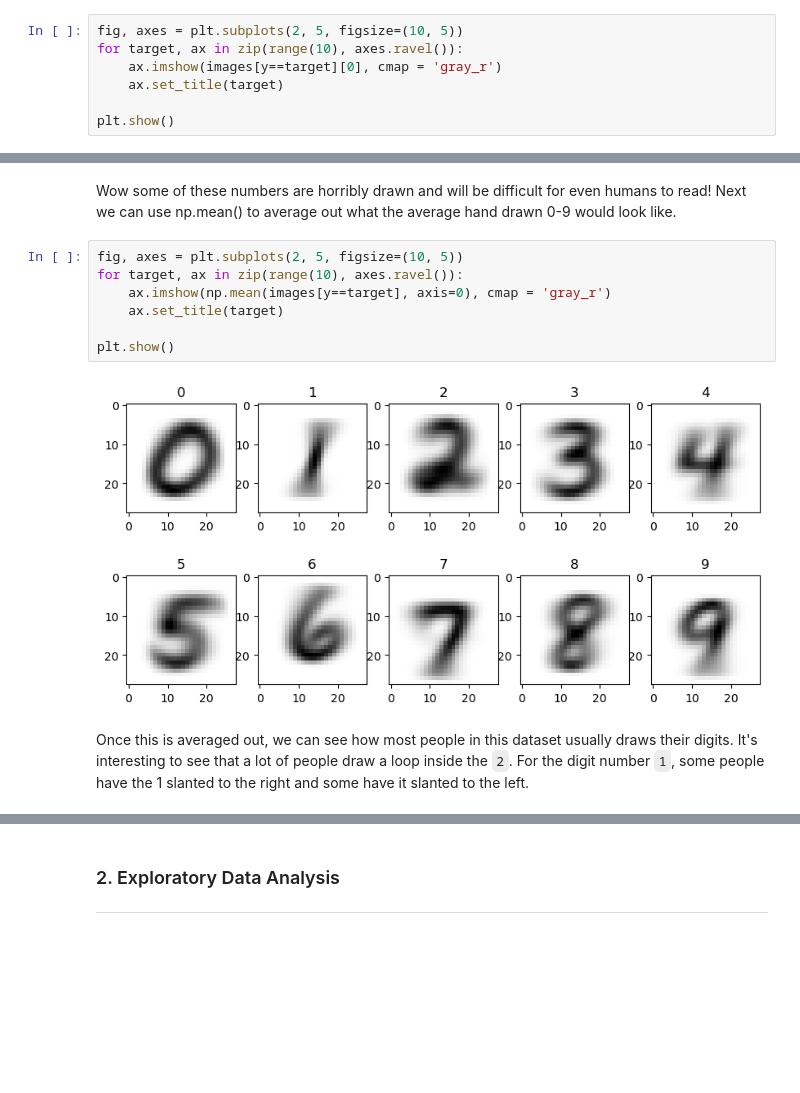
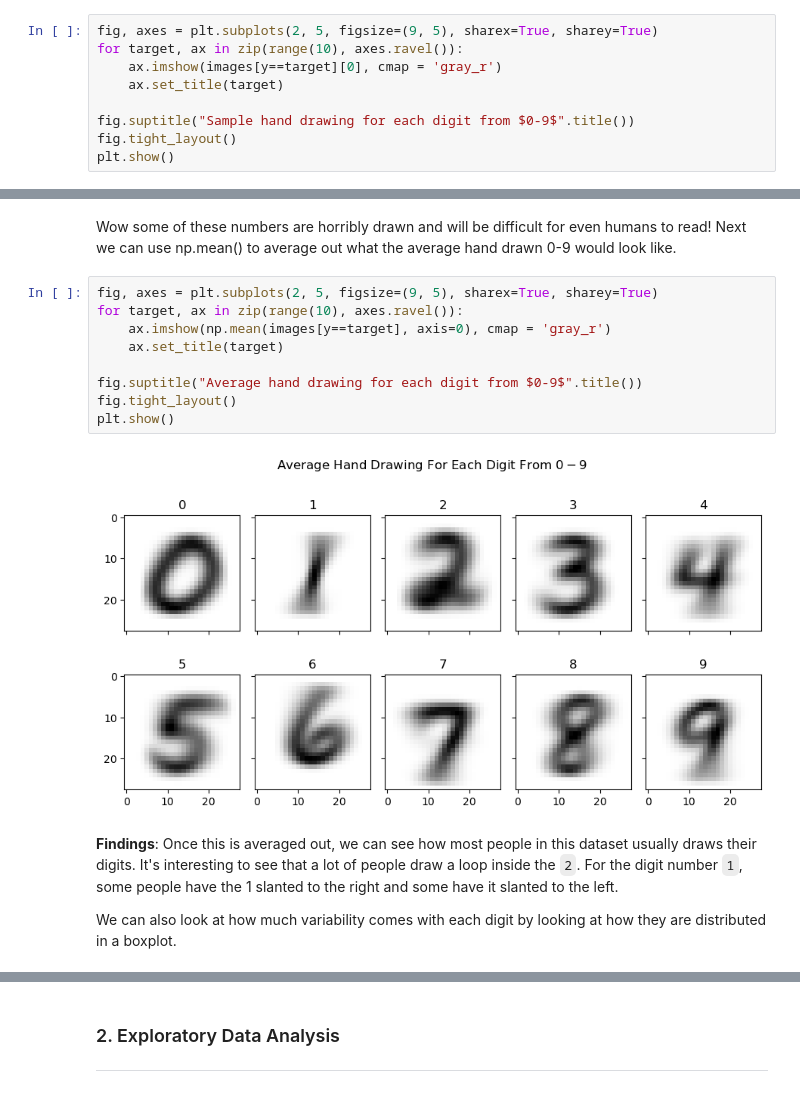
Before and after one commit to clem21chan/MNIST_Digit_Recognizer, a Jupyter notebook: Notebooks/MNIST_Digit_Recognizer.ipynb, the cells around one changed output, grey strips where cells are left out. Drawn from its saved outputs; the diff is of its cells as text; blank space fills up the shorter version.

```diff
--- a/Notebooks/MNIST_Digit_Recognizer.ipynb
+++ b/Notebooks/MNIST_Digit_Recognizer.ipynb
@@ -153,10 +153,12 @@ For our first hand drawn image, this definitely looks like a 1. Next, we will it
 - The axes.ravel() flattens the 2D array of the image into a 1D array
 - The zip() numpy function combines the two iterables where each iteration pairs a digit class with a subplot.
 # %%
-fig, axes = plt.subplots(2, 5, figsize=(10, 5))
+fig, axes = plt.subplots(2, 5, figsize=(9, 5), sharex=True, sharey=True)
 for target, ax in zip(range(10), axes.ravel()):
     ax.imshow(images[y==target][0], cmap = 'gray_r')
     ax.set_title(target)
 
+fig.suptitle("Sample hand drawing for each digit from $0-9$".title())
+fig.tight_layout()
 plt.show()
 # %% [output]
@@ -164,14 +166,19 @@ plt.show()
 # %% [markdown]
 Wow some of these numbers are horribly drawn and will be difficult for even humans to read! Next we can use np.mean() to average out what the average hand drawn 0-9 would look like.
 # %%
-fig, axes = plt.subplots(2, 5, figsize=(10, 5))
+fig, axes = plt.subplots(2, 5, figsize=(9, 5), sharex=True, sharey=True)
 for target, ax in zip(range(10), axes.ravel()):
     ax.imshow(np.mean(images[y==target], axis=0), cmap = 'gray_r')
     ax.set_title(target)
 
+fig.suptitle("Average hand drawing for each digit from $0-9$".title())
+fig.tight_layout()
 plt.show()
 # %% [output]
-[figure, old version]
+[figure, new version]
 # %% [markdown]
+**Findings**:
 Once this is averaged out, we can see how most people in this dataset usually draws their digits. It's interesting to see that a lot of people draw a loop inside the `2`. For the digit number `1`, some people have the 1 slanted to the right and some have it slanted to the left.
+
+We can also look at how much variability comes with each digit by looking at how they are distributed in a boxplot.
 # %% [markdown]
```
Also changed, not shown: parts of 15 cells of this notebook.
